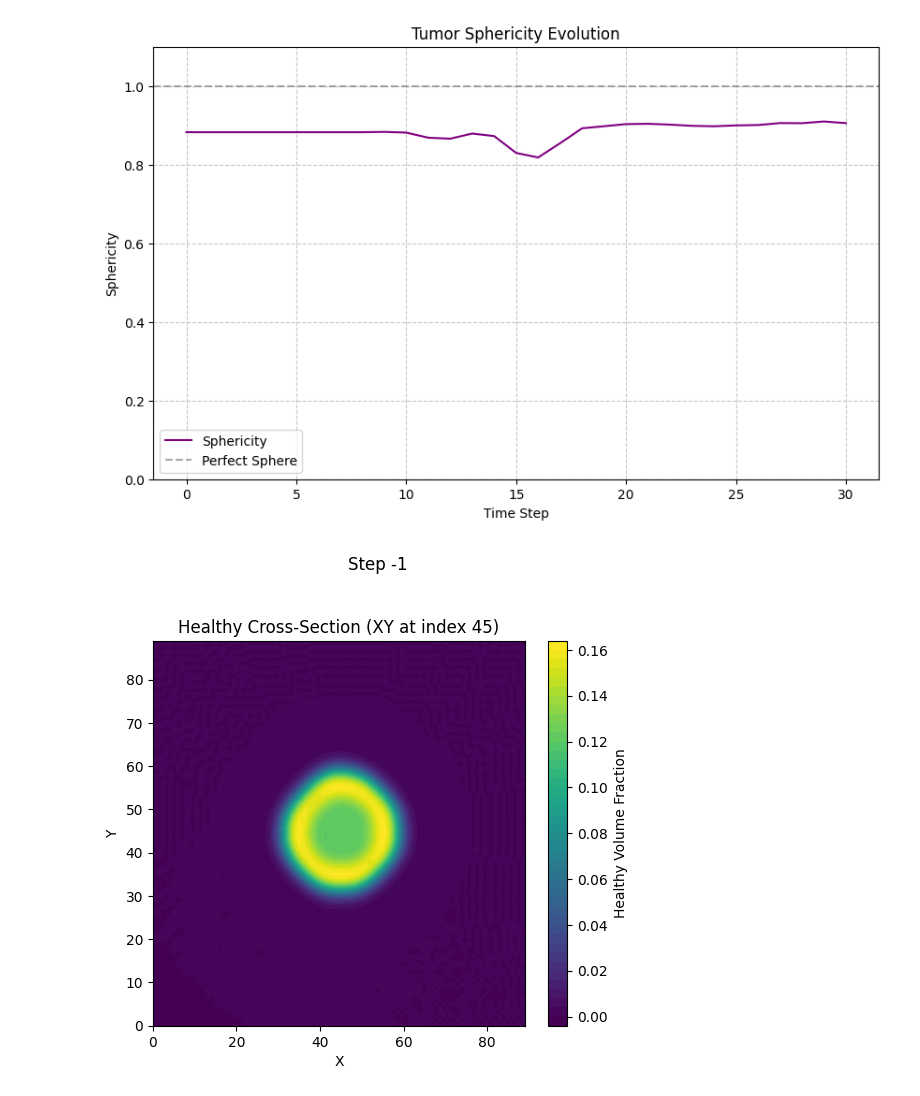
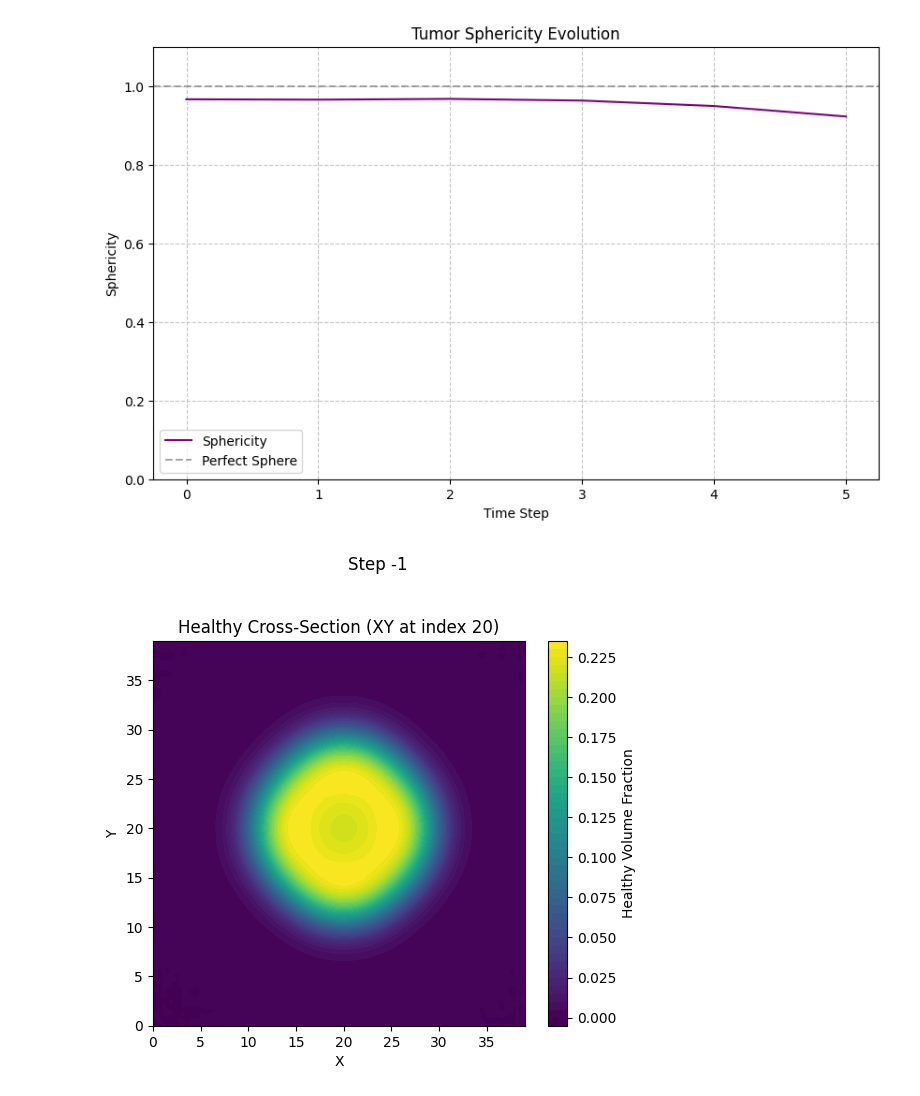
Before and after one commit to rmcnamara101/SCIE3212, a Jupyter notebook: src/notebooks/SCIE3121_model.ipynb, the cells around one changed output. Drawn from its saved outputs; the diff is of its cells as text; code cells hidden in the pictures.

```diff
--- a/src/notebooks/SCIE3121_model.ipynb
+++ b/src/notebooks/SCIE3121_model.ipynb
@@ -6,7 +6,7 @@ sys.path.append('/Users/rileymcnamara/CODE/2025/SCIE3212/')
 
 from analysis.scie3121_analysis import scie3121SimulationAnalyzer
 # %%
-analyzer = scie3121SimulationAnalyzer('/Users/rileymcnamara/CODE/2025/SCIE3212/data/base_sim_data.npz')
+analyzer = scie3121SimulationAnalyzer('/Users/rileymcnamara/CODE/2025/SCIE3212/simulation_results/py_sim_20250321_120345/simulation_data.npz')
 analyzer.plot_volumes()
 #analyzer.plot_radius()
 analyzer.plot_population_radii(threshold=0.2, smooth_window=5)
@@ -24,2 +24,2 @@ analyzer.plot_cross_section(-1, 'total', index=None)
-[figure, old version]
+[figure, new version]
-[figure, old version]
+[figure, new version]
```
Also changed, not shown: parts of 1 cell of this notebook, 28 other files.
